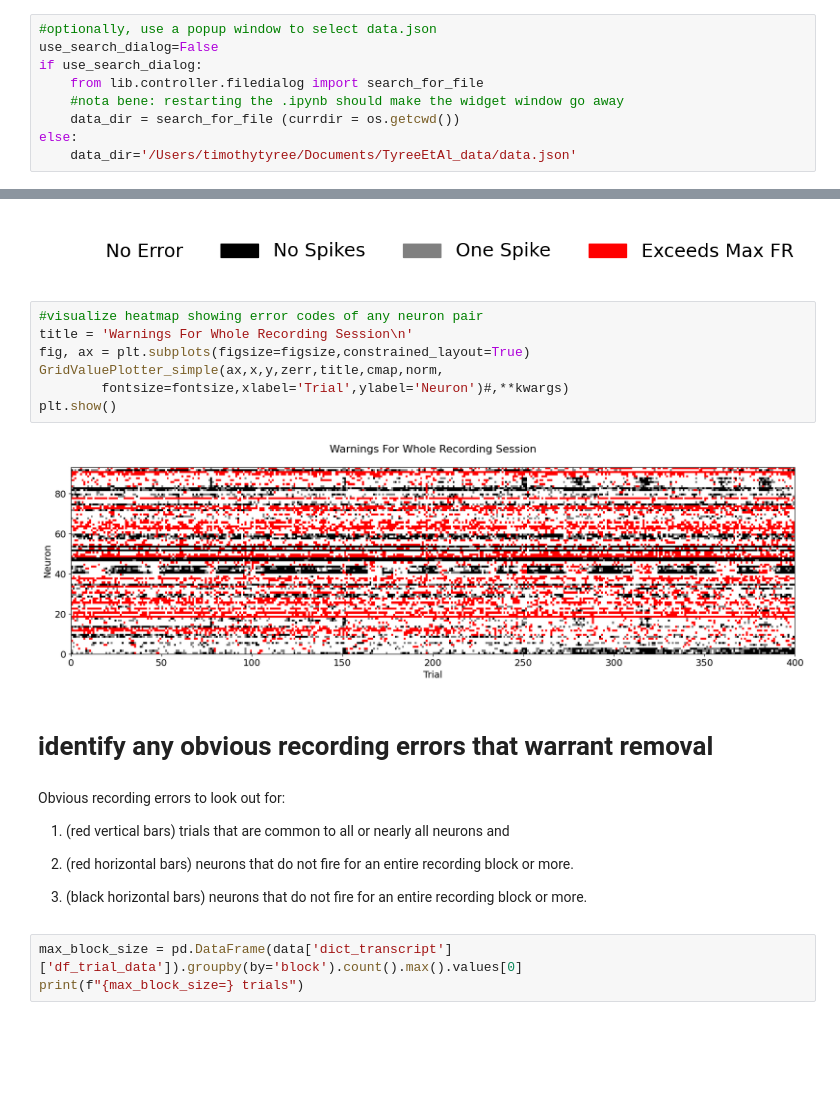
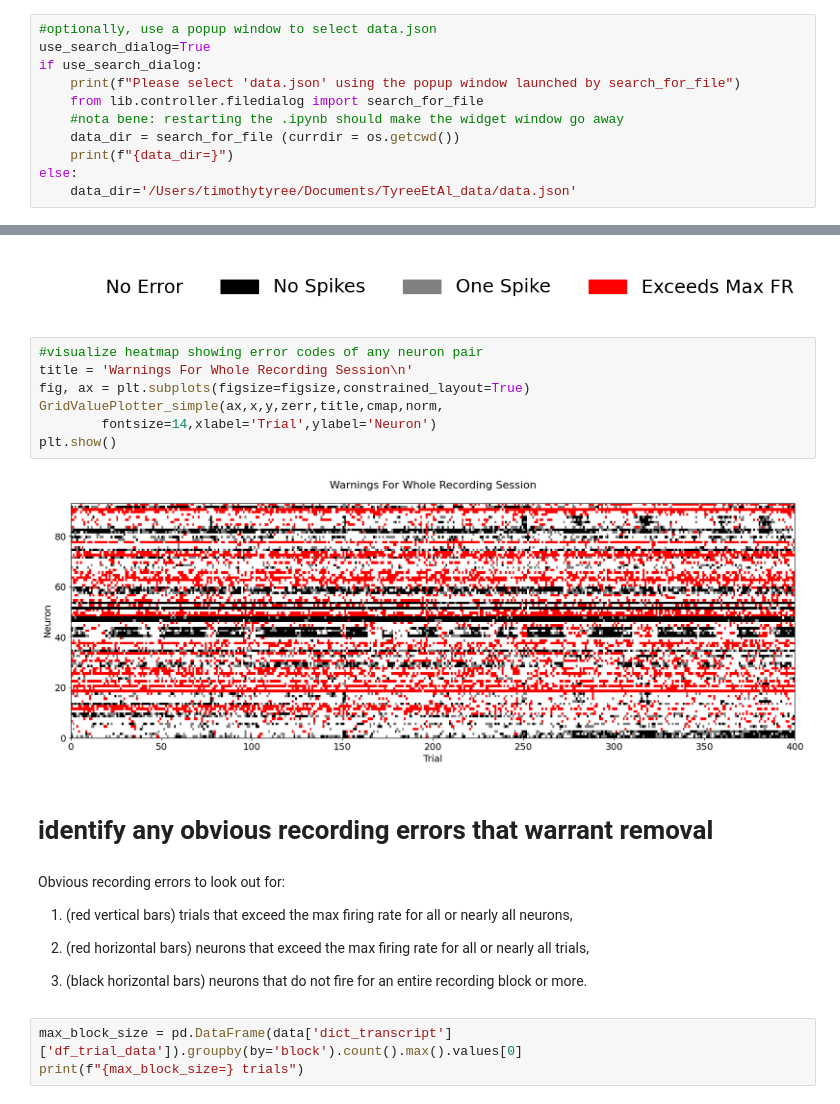
Before and after one commit to timtyree/tbins, a Jupyter notebook: notebooks/decoding_individual_identity.ipynb, the cells around one changed output, grey strips where cells are left out. Drawn from its saved outputs; the diff is of its cells as text; blank space fills up the shorter version.

```diff
--- a/notebooks/decoding_individual_identity.ipynb
+++ b/notebooks/decoding_individual_identity.ipynb
@@ -17,11 +19,13 @@ mpl.rc_file_defaults()
 # select the data
 # %%
 #optionally, use a popup window to select data.json
-use_search_dialog=False
+use_search_dialog=True
 if use_search_dialog:
+    print(f"Please select 'data.json' using the popup window launched by search_for_file")
     from lib.controller.filedialog import search_for_file
     #nota bene: restarting the .ipynb should make the widget window go away
     data_dir = search_for_file (currdir = os.getcwd())
+    print(f"{data_dir=}")
 else:
     data_dir='/Users/timothytyree/Documents/TyreeEtAl_data/data.json'
 # %%
@@ -178,20 +181,20 @@ PlotLegend(label_lst=label_lst,color_lst=color_lst,**kwargs_legend);
 # %%
 #visualize heatmap showing error codes of any neuron pair
 title = 'Warnings For Whole Recording Session\n'
 fig, ax = plt.subplots(figsize=figsize,constrained_layout=True)
 GridValuePlotter_simple(ax,x,y,zerr,title,cmap,norm,
-        fontsize=fontsize,xlabel='Trial',ylabel='Neuron')#,**kwargs)
+        fontsize=14,xlabel='Trial',ylabel='Neuron')
 plt.show()
 # %% [output]
-[figure, old version]
+[figure, new version]
 # %% [markdown]
 # identify any obvious recording errors that warrant removal
 # %% [markdown]
 Obvious recording errors to look out for:
 
-1. (red vertical bars) trials that are common to all or nearly all neurons and
+1. (red vertical bars) trials that exceed the max firing rate for all or nearly all neurons,
 
-1. (red horizontal bars) neurons that do not fire for an entire recording block or more.
+1. (red horizontal bars) neurons that exceed the max firing rate for all or nearly all trials,
 
 1. (black horizontal bars) neurons that do not fire for an entire recording block or more.
 # %%
```
Also changed, not shown: parts of 75 cells of this notebook, 6 other files.
